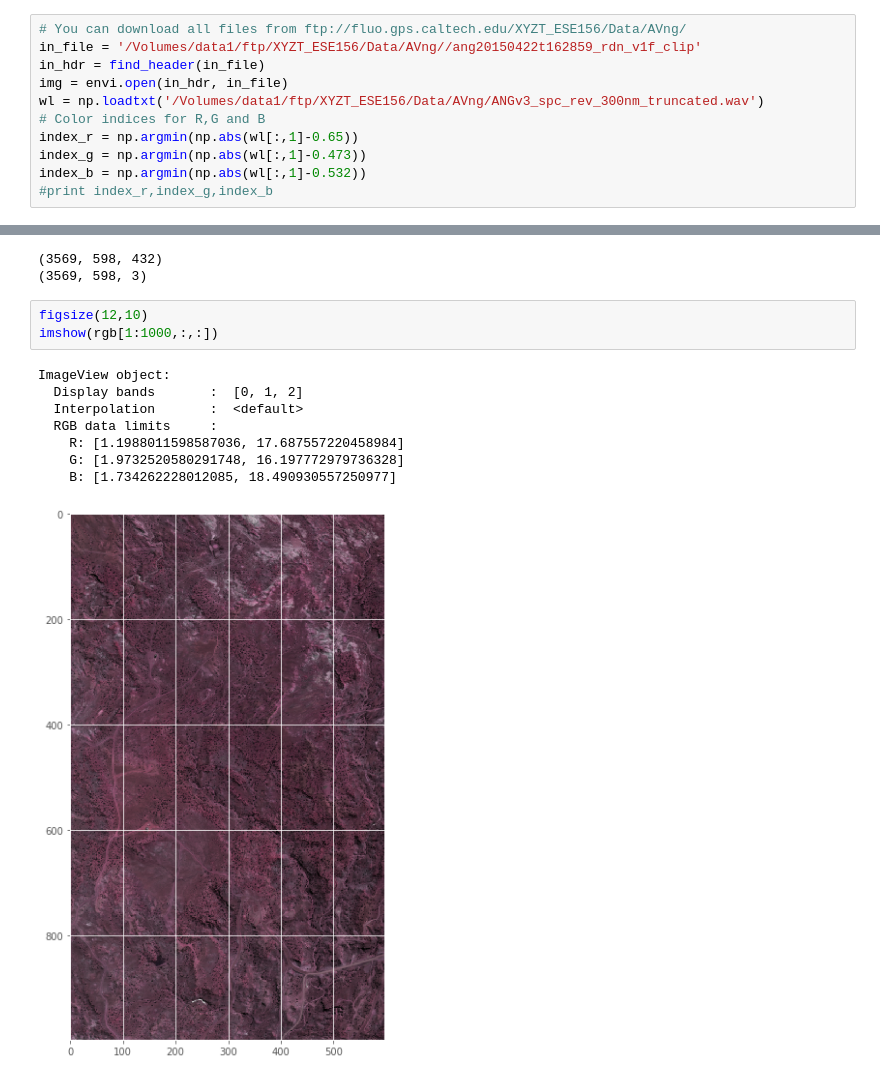
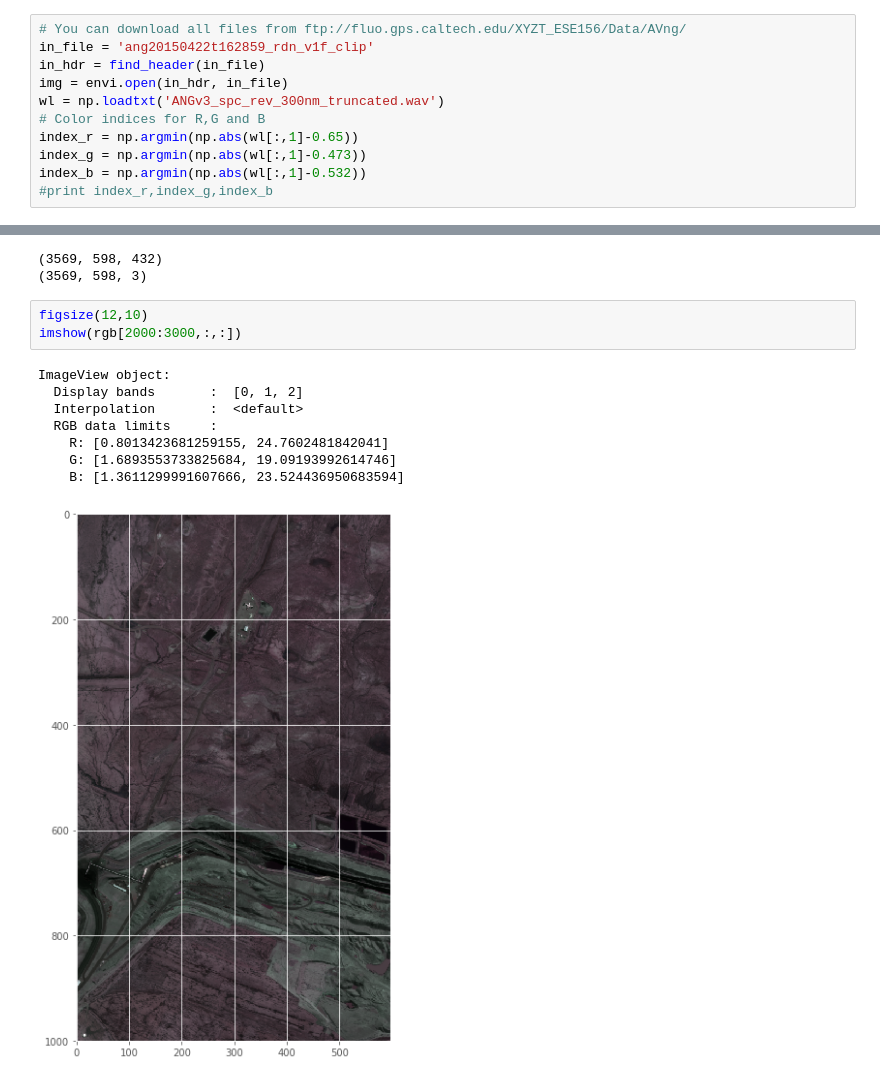
Before and after one commit to cfranken/ESE156, a Jupyter notebook: Week6/AV-NG Methane.ipynb, the cells around one changed output, grey strips where cells are left out. Saved outputs shown, nothing was run; the diff lists cells and outputs as text.

```diff
--- a/Week6/AV-NG Methane.ipynb
+++ b/Week6/AV-NG Methane.ipynb
@@ -25,10 +25,10 @@ def find_header(imgfile):
   raise IOError('No header found for file {0}'.format(imgfile));
 # %%
 # You can download all files from ftp://fluo.gps.caltech.edu/XYZT_ESE156/Data/AVng/
-in_file = '/Volumes/data1/ftp/XYZT_ESE156/Data/AVng//ang20150422t162859_rdn_v1f_clip'
+in_file = 'ang20150422t162859_rdn_v1f_clip'
 in_hdr = find_header(in_file)
 img = envi.open(in_hdr, in_file)
-wl = np.loadtxt('/Volumes/data1/ftp/XYZT_ESE156/Data/AVng/ANGv3_spc_rev_300nm_truncated.wav')
+wl = np.loadtxt('ANGv3_spc_rev_300nm_truncated.wav')
 # Color indices for R,G and B
 index_r = np.argmin(np.abs(wl[:,1]-0.65))
 index_g = np.argmin(np.abs(wl[:,1]-0.473))
@@ -43,13 +43,13 @@ print(rgb.shape)
 (3569, 598, 3)
 # %%
 figsize(12,10)
-imshow(rgb[1:1000,:,:])
+imshow(rgb[2000:3000,:,:])
 # %% [output]
 ImageView object:
   Display bands       :  [0, 1, 2]
   Interpolation       :  <default>
   RGB data limits     :
-    R: [1.1988011598587036, 17.687557220458984]
-    G: [1.9732520580291748, 16.197772979736328]
-    B: [1.734262228012085, 18.490930557250977]
+    R: [0.8013423681259155, 24.7602481842041]
+    G: [1.6893553733825684, 19.09193992614746]
+    B: [1.3611299991607666, 23.524436950683594]
-[figure, old version]
+[figure, new version]
```
Also changed, not shown: parts of 3 cells of this notebook, 2 other files.
